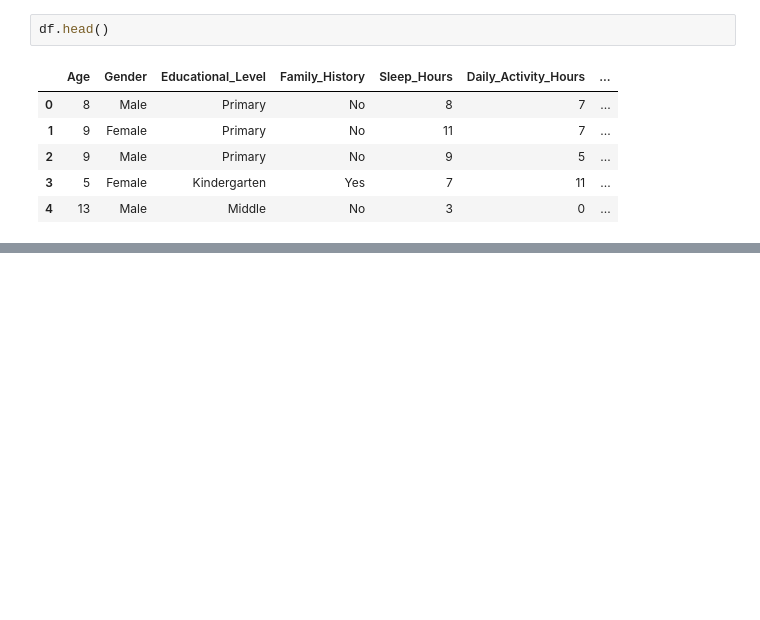
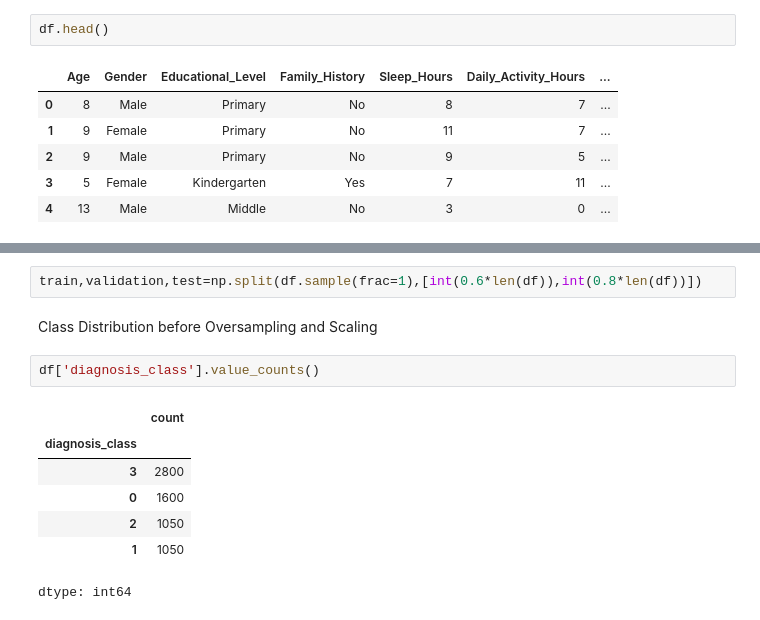
Before and after one commit to abirinpajamas/adhd-prediction-ml-model, a Jupyter notebook: adhd.ipynb, the cells around one changed output, grey strips where cells are left out. Saved outputs shown, nothing was run; the diff lists cells and outputs as text; blank space fills up the shorter version.

```diff
--- a/adhd.ipynb
+++ b/adhd.ipynb
@@ -98,0 +157,14 @@ df.head()
+# %%
+train,validation,test=np.split(df.sample(frac=1),[int(0.6*len(df)),int(0.8*len(df))])
+# %% [markdown]
+Class Distribution before Oversampling and Scaling
+# %%
+df['diagnosis_class'].value_counts()
+# %% [output]
+|  | count |
+| diagnosis_class |  |
+| 3 | 2800 |
+| 0 | 1600 |
+| 2 | 1050 |
+| 1 | 1050 |
+dtype: int64
```
Also changed, not shown: parts of 12 cells of this notebook.
